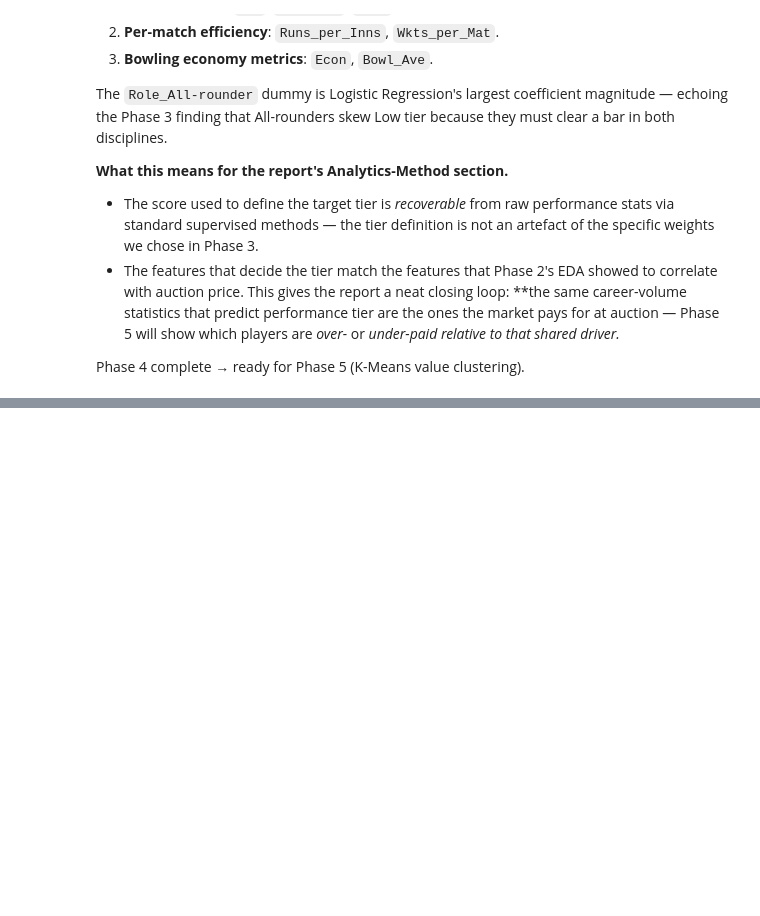
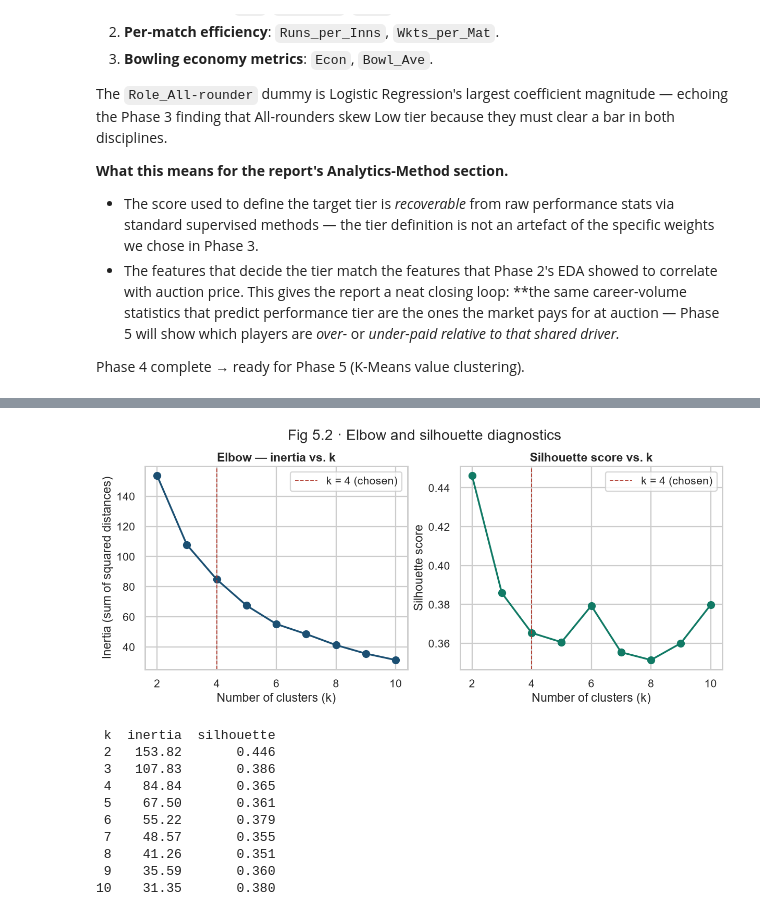
Before and after one commit to anusanth26/ipl-player-valuation, a Jupyter notebook: notebooks/analysis.ipynb, the cells around one changed output, grey strips where cells are left out. Drawn from its saved outputs; the diff is of its cells as text; code cells hidden in the pictures; blank space fills up the shorter version.

```diff
--- a/notebooks/analysis.ipynb
+++ b/notebooks/analysis.ipynb
@@ -1828,0 +1863,13 @@ Phase 4 complete → ready for Phase 5 (K-Means value clustering).
+# %%
+from sklearn.cluster import KMeans
+from sklearn.metrics import silhouette_score
+
+value_df = pd.read_csv(PROCESSED_DIR / "ipl_player_scored.csv")
+
+cluster_input = value_df[["Overall_Score", "log_Auction_Price"]].copy()
+cluster_scaler = StandardScaler()
+X_cluster = cluster_scaler.fit_transform(cluster_input.values)
+
+print("Cluster input shape:", X_cluster.shape)
+print(f"Overall_Score       (z): mean={X_cluster[:, 0].mean():+.3f}  std={X_cluster[:, 0].std():.3f}")
+print(f"log_Auction_Price   (z): mean={X_cluster[:, 1].mean():+.3f}  std={X_cluster[:, 1].std():.3f}")
@@ -1828,0 +1896,43 @@ Phase 4 complete → ready for Phase 5 (K-Means value clustering).
+# %%
+ks = list(range(2, 11))
+inertias, sils = [], []
+for k in ks:
+    km = KMeans(n_clusters=k, n_init=10, random_state=42).fit(X_cluster)
+    inertias.append(km.inertia_)
+    sils.append(silhouette_score(X_cluster, km.labels_))
+
+fig, axes = plt.subplots(1, 2, figsize=(13, 4.6))
+
+axes[0].plot(ks, inertias, marker="o", color="#1B4F72")
+axes[0].axvline(4, color="#B03A2E", linestyle="--", linewidth=1.2, label="k = 4 (chosen)")
+axes[0].set_title("Elbow — inertia vs. k")
+axes[0].set_xlabel("Number of clusters (k)")
+axes[0].set_ylabel("Inertia (sum of squared distances)")
+axes[0].legend()
+
+axes[1].plot(ks, sils, marker="o", color="#117A65")
+axes[1].axvline(4, color="#B03A2E", linestyle="--", linewidth=1.2, label="k = 4 (chosen)")
+axes[1].set_title("Silhouette score vs. k")
+axes[1].set_xlabel("Number of clusters (k)")
+axes[1].set_ylabel("Silhouette score")
+axes[1].legend()
+
+fig.suptitle("Fig 5.2 · Elbow and silhouette diagnostics", y=1.02)
+save_fig(fig, "5_2_elbow_silhouette")
+plt.show()
+
+diag_table = pd.DataFrame({"k": ks, "inertia": np.round(inertias, 2),
+                            "silhouette": np.round(sils, 3)})
+print(diag_table.to_string(index=False))
+# %% [output]
+[figure, added]
+ k  inertia  silhouette
+ 2   153.82       0.446
+ 3   107.83       0.386
+ 4    84.84       0.365
+ 5    67.50       0.361
+ 6    55.22       0.379
+ 7    48.57       0.355
+ 8    41.26       0.351
+ 9    35.59       0.360
+10    31.35       0.380
```
Also changed, not shown: parts of 14 cells of this notebook, 3 other files.
